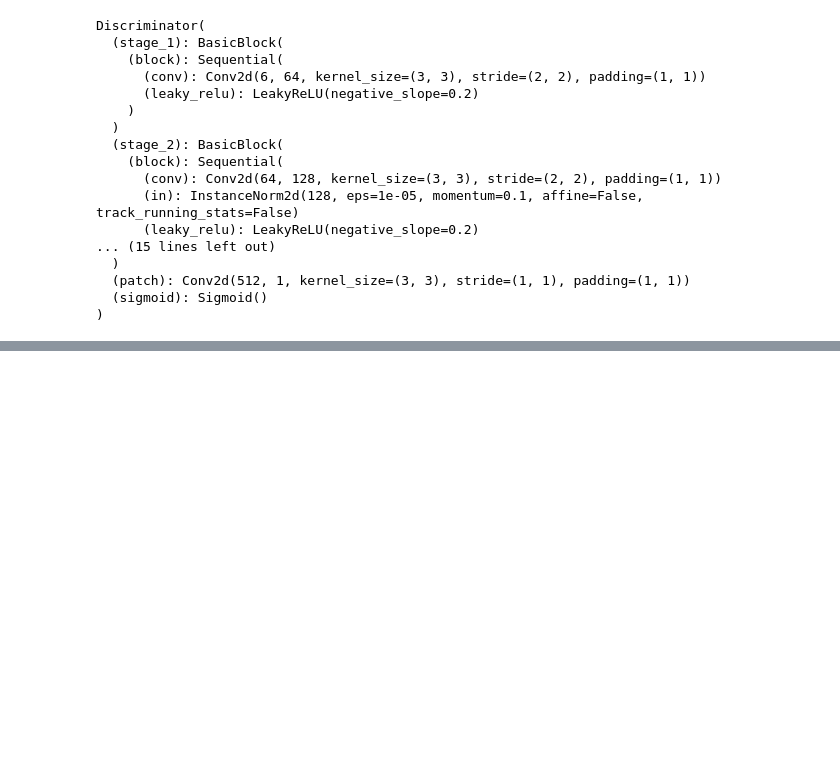
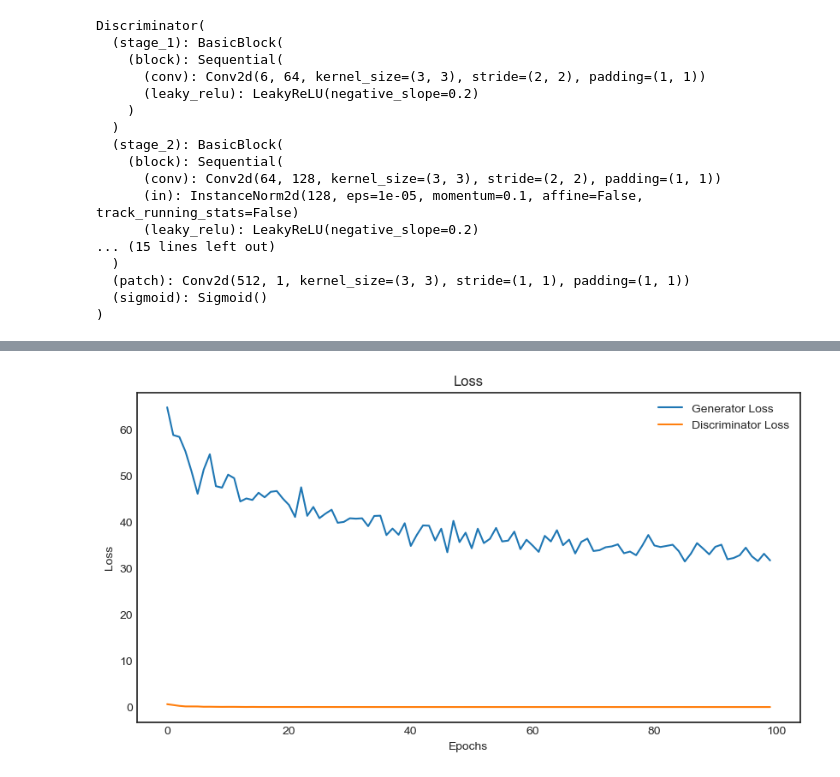
Before and after one commit to kksoo1769/study, a Jupyter notebook: code/computer_vision/07.pix2pix/index.ipynb, the cells around one changed output, grey strips where cells are left out. Cells and saved outputs as stored; diff of their text form; code cells hidden in the pictures; blank space fills up the shorter version.

Commit message:
pix2pix 끝, 1000 epoch으로 다시 학습

```diff
--- a/code/computer_vision/07.pix2pix/index.ipynb
+++ b/code/computer_vision/07.pix2pix/index.ipynb
@@ -387,0 +397,14 @@ Epoch: 1, Step: 9/32 G_Loss: 71.670898, D_loss: 0.636506, time: 2.00 min
+# %%
+plt.figure(figsize=(10, 5))
+
+plt.plot(loss_hist['gen'], label='Generator Loss')
+plt.plot(loss_hist['dis'], label='Discriminator Loss')
+
+plt.title('Loss')
+plt.xlabel('Epochs')
+plt.ylabel('Loss')
+plt.legend()
+
+plt.show()
+# %% [output]
+[figure, added]
```
Also changed, not shown: parts of 4 cells of this notebook.
